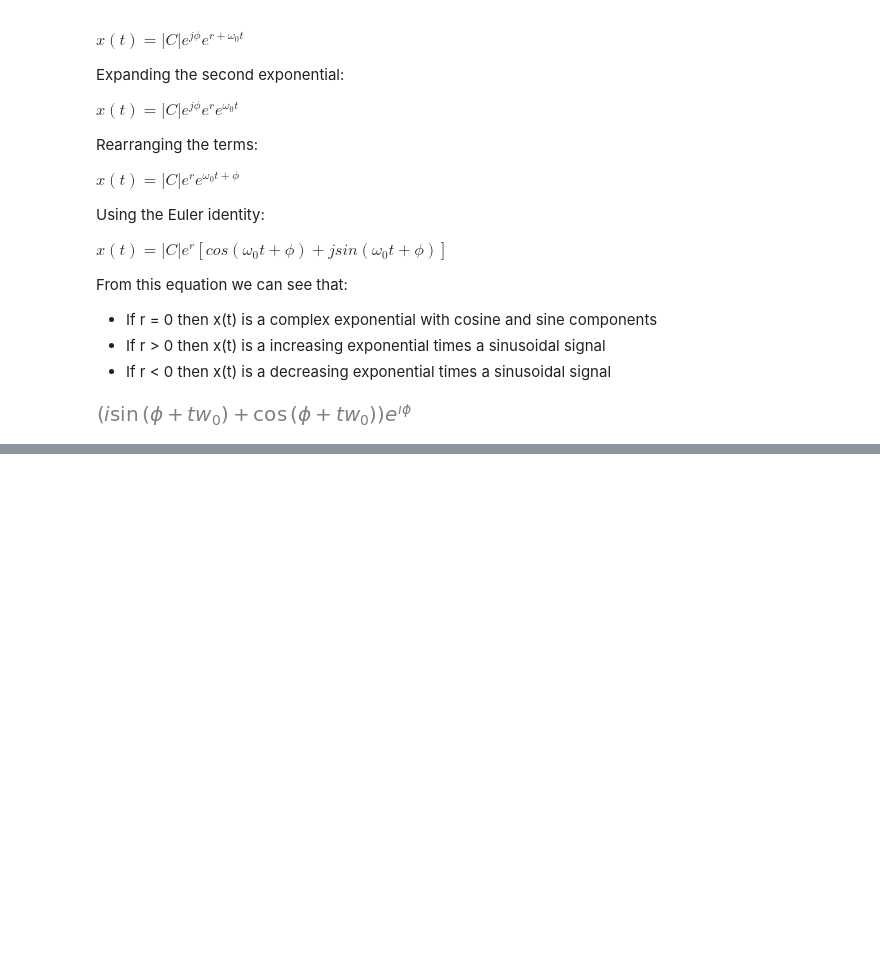
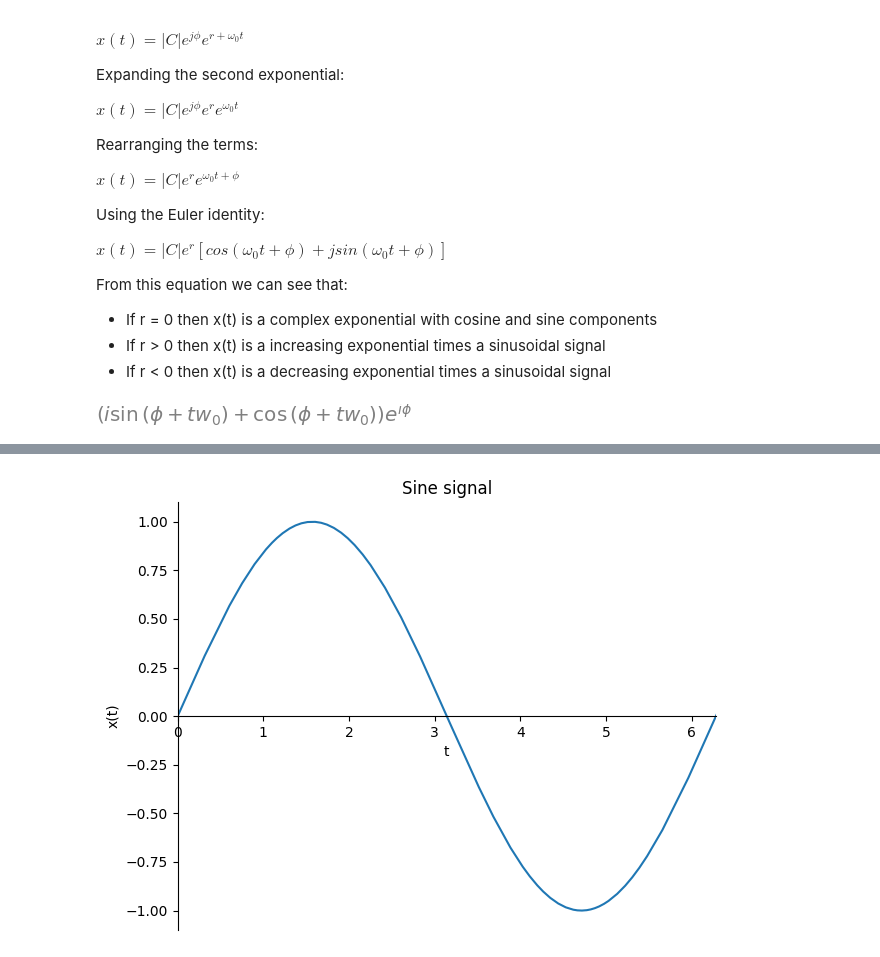
Before and after one commit to zjukd00m/SignalsAndSystems, a Jupyter notebook: Introduction/labs-01-exponentials.ipynb, the cells around one changed output, grey strips where cells are left out. Saved outputs shown, nothing was run; the diff lists cells and outputs as text; code cells hidden in the pictures; blank space fills up the shorter version.

```diff
--- a/Introduction/labs-01-exponentials.ipynb
+++ b/Introduction/labs-01-exponentials.ipynb
@@ -253,0 +270,10 @@ gen_complex_exp
+# %%
+_ = sp.plot(
+    sp.im(complex_exp_oscillation),
+    title="Sine signal",
+    xlabel="t",
+    ylabel="x(t)",
+    xlim=(0, 2*math.pi)
+)
+# %% [output]
+[figure, added]
```
Also changed, not shown: parts of 7 cells of this notebook, 1 other file.
